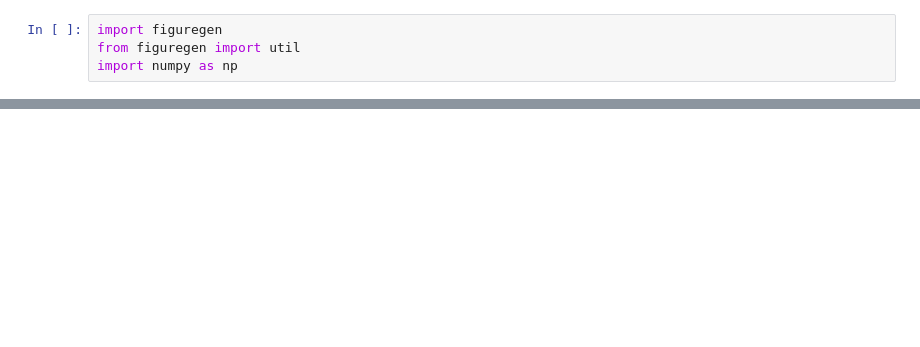
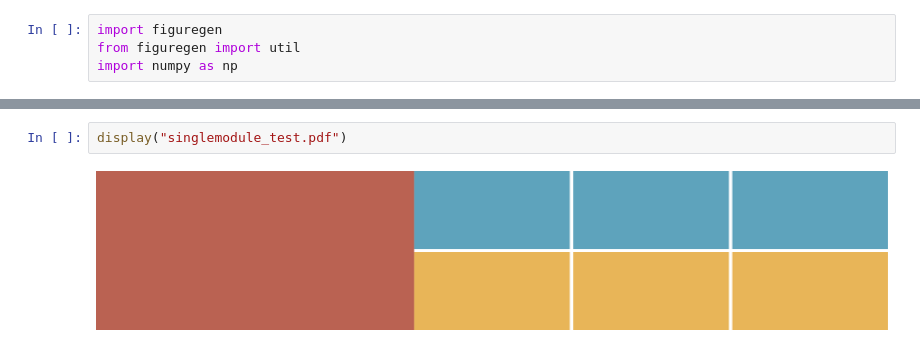
Before and after one commit to Mira-13/figure-gen, a Jupyter notebook: Tutorial.ipynb, the cells around one changed output, grey strips where cells are left out. Drawn from its saved outputs; the diff is of its cells as text; blank space fills up the shorter version.

```diff
--- a/Tutorial.ipynb
+++ b/Tutorial.ipynb
@@ -228,0 +73,4 @@ Image(filename=pngname)
+# %%
+display("singlemodule_test.pdf")
+# %% [output]
+[figure, added]
```
Also changed, not shown: parts of 59 cells of this notebook, 1 other file.
